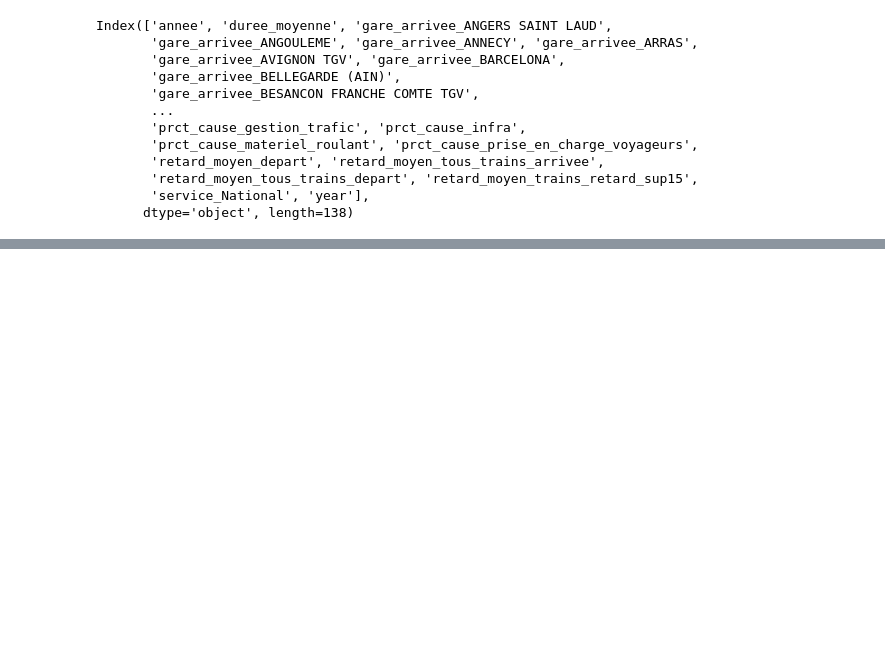
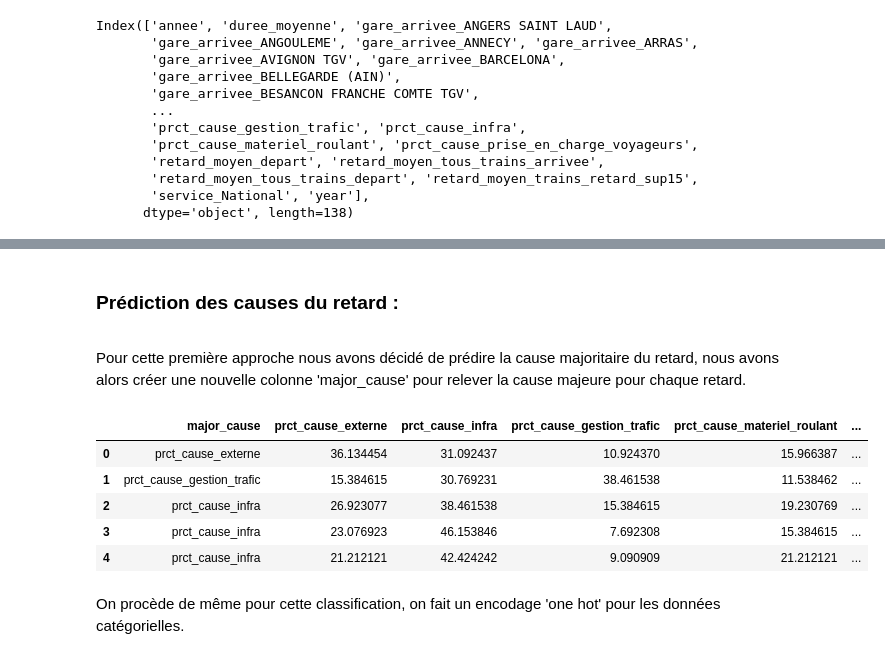
Before and after one commit to Enaouram/prediction-of-TGV-delays, a Jupyter notebook: data_analysis.ipynb, the cells around one changed output, grey strips where cells are left out. Cells and saved outputs as stored; diff of their text form; code cells hidden in the pictures; blank space fills up the shorter version.

Commit message:
Classification et régression initiales

```diff
--- a/data_analysis.ipynb
+++ b/data_analysis.ipynb
@@ -471,0 +467,25 @@ plt.show()
+# %% [markdown]
+<h3><strong>Prédiction des causes du retard :</strong></h3><p>
+# %% [markdown]
+Pour cette première approche nous avons décidé de prédire la cause majoritaire du retard, nous avons alors créer une nouvelle colonne 'major_cause' pour relever la cause majeure pour chaque retard.
+# %%
+# Extract columns representing the percentage of each delay cause
+cause_columns = [
+    'prct_cause_externe', 'prct_cause_infra', 'prct_cause_gestion_trafic',
+    'prct_cause_materiel_roulant', 'prct_cause_gestion_gare', 'prct_cause_prise_en_charge_voyageurs'
+]
+
+# Identify the major cause for each record
+data['major_cause'] = data[cause_columns].idxmax(axis=1)
+
+# Display the first few rows to check the created column
+data[['major_cause'] + cause_columns].head()
+# %% [output]
+|  | major_cause | prct_cause_externe | prct_cause_infra | prct_cause_gestion_trafic | prct_cause_materiel_roulant | ... |
+| 0 | prct_cause_externe | 36.134454 | 31.092437 | 10.924370 | 15.966387 | ... |
+| 1 | prct_cause_gestion_trafic | 15.384615 | 30.769231 | 38.461538 | 11.538462 | ... |
+| 2 | prct_cause_infra | 26.923077 | 38.461538 | 15.384615 | 19.230769 | ... |
+| 3 | prct_cause_infra | 23.076923 | 46.153846 | 7.692308 | 15.384615 | ... |
+| 4 | prct_cause_infra | 21.212121 | 42.424242 | 9.090909 | 21.212121 | ... |
+# %% [markdown]
+On procède de même pour cette classification, on fait un encodage 'one hot' pour les données catégorielles.
```
Also changed, not shown: parts of 10 cells of this notebook.
